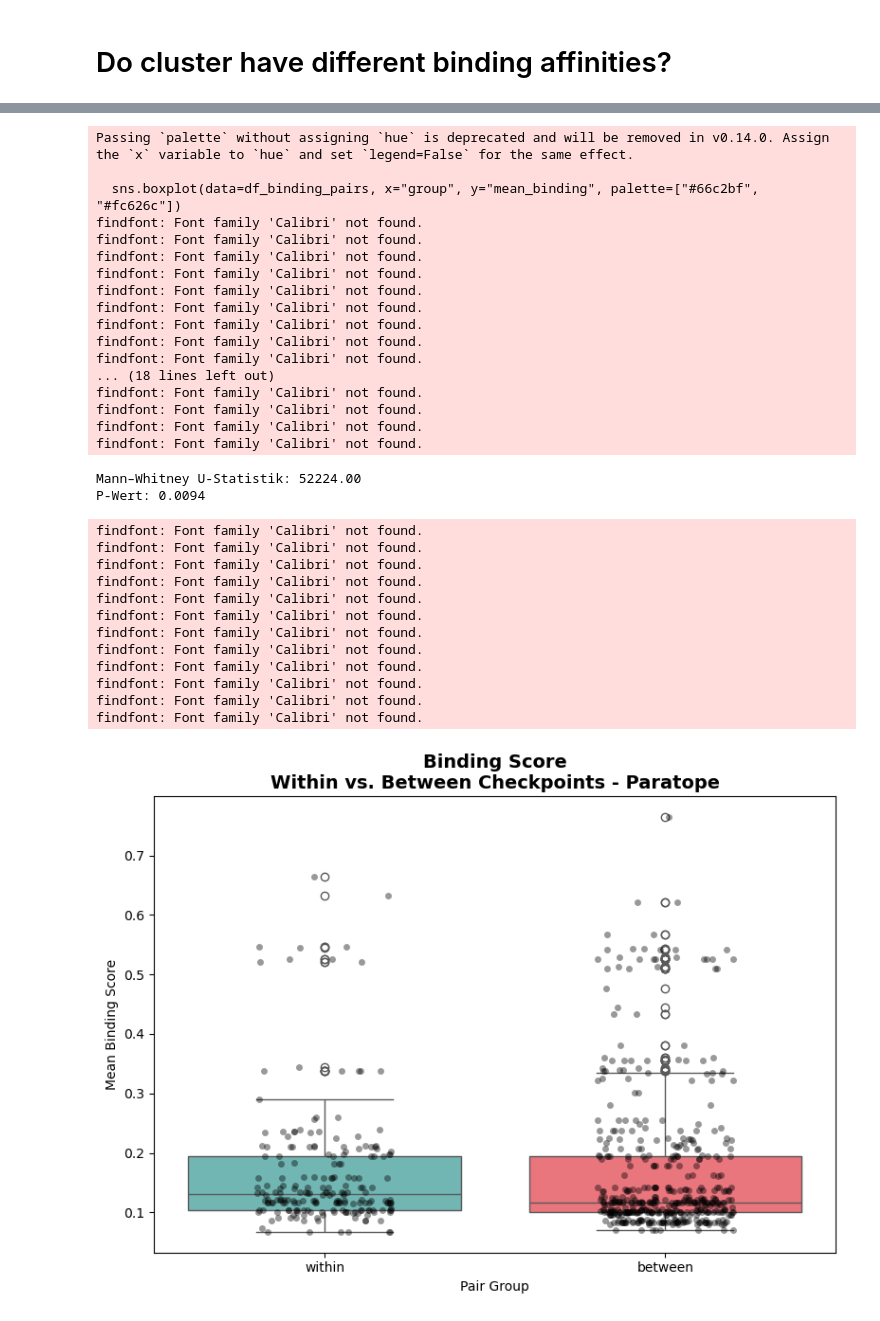
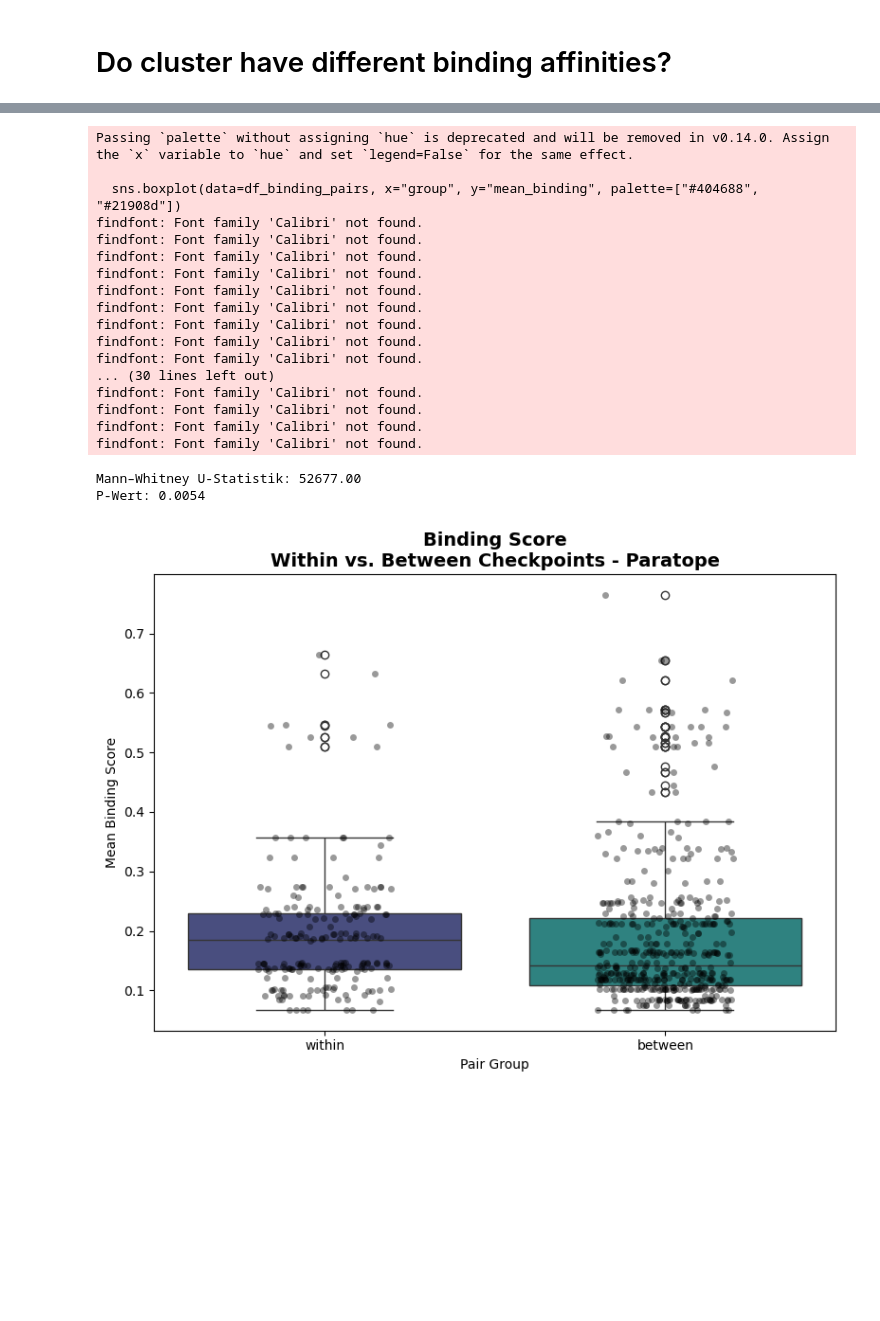
Before and after one commit to datascience-2025-group4/group04-team01, a Jupyter notebook: Statistical_Analysis_Paratope_Interface.ipynb, the cells around one changed output, grey strips where cells are left out. Drawn from its saved outputs; the diff is of its cells as text; code cells hidden in the pictures; blank space fills up the shorter version.

```diff
--- a/Statistical_Analysis_Paratope_Interface.ipynb
+++ b/Statistical_Analysis_Paratope_Interface.ipynb
@@ -29,9 +29,9 @@ plt.rcParams['axes.titleweight'] = 'bold'
 # %%
 section = 'paratope'
 
+all_df = pd.read_csv(f"data/structural_analysis/{section.capitalize()}/structural_{section}_all_information_final.csv")
+
 all_df.rename(columns={"folder": "checkpoint"}, inplace=True)
-
-all_df = pd.read_csv(f"data/structural_analysis/{section.capitalize()}/structural_{section}_all_information_final.csv")
 
 if section.lower() == "paratope":
     manual_clusters = {
@@ -62,7 +62,7 @@ for cluster_name, pdb_list in manual_clusters.items():
 cluster_df = pd.DataFrame(cluster_rows)
 
 # 3. Merge with main df
-merged_df = cluster_df.merge(all_df[["pdb_id", "binding_score", "folder"]], on="pdb_id", how="left")
+merged_df = cluster_df.merge(all_df[["pdb_id", "binding_score", "checkpoint"]], on="pdb_id", how="left")
 
 print(merged_df)
 # %% [output]
@@ -259,7 +259,7 @@ findfont: Font family 'Calibri' not found.
 all_df.rename(columns={"folder": "checkpoint"}, inplace=True)
 # %%
 # Drop NaNs in binding_score or checkpoint
-clean_df = merged_df.dropna(subset=["binding_score", "folder"])
+clean_df = merged_df.dropna(subset=["binding_score", "checkpoint"])
 
 # Generate all pairwise combinations
 pairs = []
@@ -272,7 +272,7 @@ for (p1, row1), (p2, row2) in combinations(clean_df.iterrows(), 2):
             "pdb_1": row1["pdb_id"],
             "pdb_2": row2["pdb_id"],
             "mean_binding": (score1 + score2) / 2,
-            "same_checkpoint": row1["folder"] == row2["folder"]
+            "same_checkpoint": row1["checkpoint"] == row2["checkpoint"],
         })
 
 # Create DataFrame and group labels
@@ -286,48 +286,36 @@ between = df_binding_pairs[df_binding_pairs["group"] == "between"]["mean_binding
 
 stat, p = mannwhitneyu(within, between, alternative="greater")
 print(f"Mann–Whitney U-Statistik: {stat:.2f}")
 print(f"P-Wert: {p:.4f}")
 
 # Plot
 plt.figure(figsize=(8, 6))
-sns.boxplot(data=df_binding_pairs, x="group", y="mean_binding", palette=["#66c2bf", "#fc626c"])
+sns.boxplot(data=df_binding_pairs, x="group", y="mean_binding", palette=["#404688", "#21908d"])
 sns.stripplot(data=df_binding_pairs, x="group", y="mean_binding", color='black', alpha=0.4, jitter=0.2)
 
 plt.title(f"Binding Score\nWithin vs. Between Checkpoints - {section.capitalize()}", fontsize=14)
 plt.ylabel("Mean Binding Score")
 plt.xlabel("Pair Group")
 plt.tight_layout()
 plt.show()
 # %% [output]
 Passing `palette` without assigning `hue` is deprecated and will be removed in v0.14.0. Assign the `x` variable to `hue` and set `legend=False` for the same effect.
 
-  sns.boxplot(data=df_binding_pairs, x="group", y="mean_binding", palette=["#66c2bf", "#fc626c"])
+  sns.boxplot(data=df_binding_pairs, x="group", y="mean_binding", palette=["#404688", "#21908d"])
 findfont: Font family 'Calibri' not found.
 findfont: Font family 'Calibri' not found.
 findfont: Font family 'Calibri' not found.
 findfont: Font family 'Calibri' not found.
 findfont: Font family 'Calibri' not found.
 findfont: Font family 'Calibri' not found.
 findfont: Font family 'Calibri' not found.
 findfont: Font family 'Calibri' not found.
 findfont: Font family 'Calibri' not found.
-... (18 lines left out)
+... (30 lines left out)
 findfont: Font family 'Calibri' not found.
 findfont: Font family 'Calibri' not found.
 findfont: Font family 'Calibri' not found.
 findfont: Font family 'Calibri' not found.
-Mann–Whitney U-Statistik: 52224.00
-P-Wert: 0.0094
+Mann–Whitney U-Statistik: 52677.00
+P-Wert: 0.0054
-findfont: Font family 'Calibri' not found.
-findfont: Font family 'Calibri' not found.
-findfont: Font family 'Calibri' not found.
-findfont: Font family 'Calibri' not found.
-findfont: Font family 'Calibri' not found.
-findfont: Font family 'Calibri' not found.
-findfont: Font family 'Calibri' not found.
-findfont: Font family 'Calibri' not found.
-findfont: Font family 'Calibri' not found.
-findfont: Font family 'Calibri' not found.
-findfont: Font family 'Calibri' not found.
-findfont: Font family 'Calibri' not found.
-[figure, old version]
+[figure, new version]
```
Also changed, not shown: parts of 14 cells of this notebook, 9 other files.
